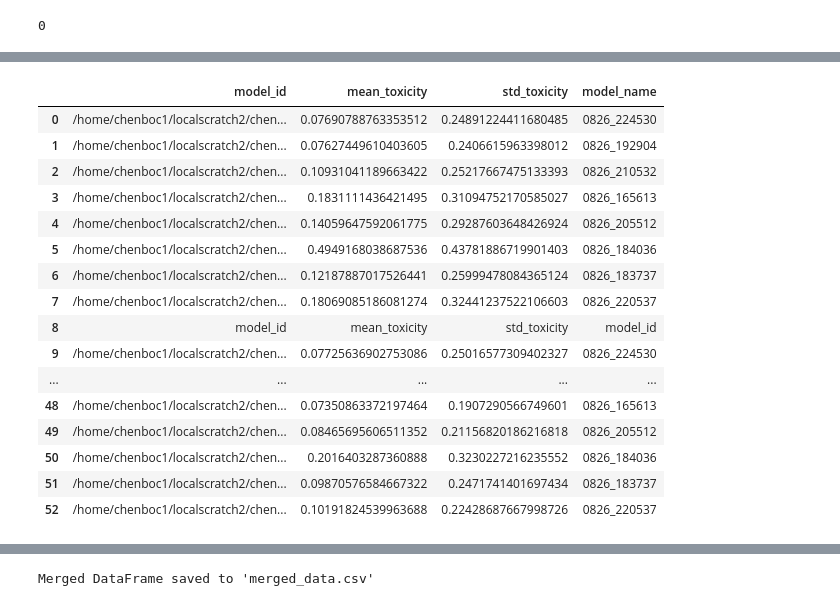
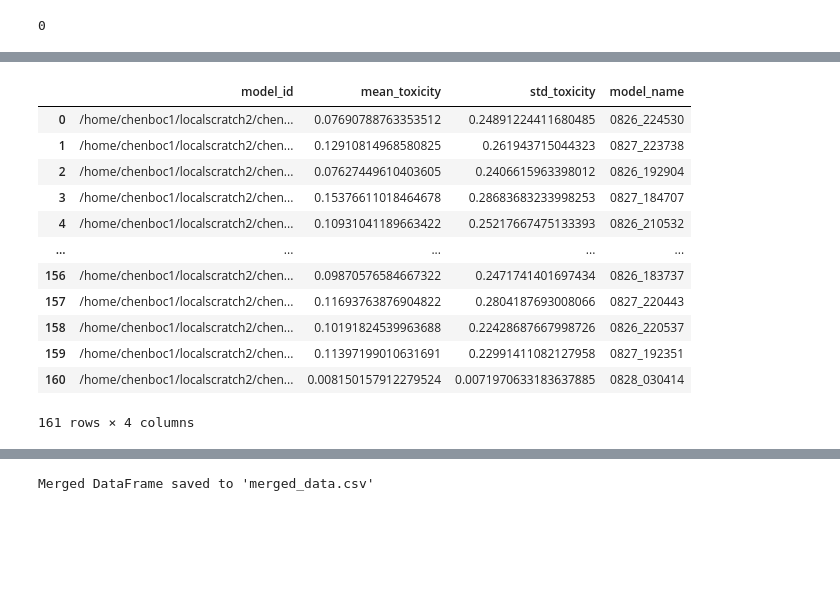
Before and after one commit to BJTFDGR/trl, a Jupyter notebook: examples/toxicity/scripts/results/contrasive_10.ipynb, the cells around one changed output, grey strips where cells are left out. Cells and saved outputs as stored; diff of their text form; code cells hidden in the pictures; blank space fills up the shorter version.

```diff
--- a/examples/toxicity/scripts/results/contrasive_10.ipynb
+++ b/examples/toxicity/scripts/results/contrasive_10.ipynb
@@ -108,29 +123,25 @@ df
 # %%
 import pandas as pd
 
 # Load the CSV data into a DataFrame
-csv_data = pd.read_csv("contrasive_10.csv")
+csv_data = pd.read_csv("contrastive_learning_10.csv")
 csv_data['model_name'] = csv_data['model_id'].str.split('/').str[-1]
 
 # csv_data['test_case'] = ['empty_wiki'] * 27 +['joe_wike'] * 28 +['empty_lowreal-toxicity-prompts'] * 28 +['joe_lowreal-toxicity-prompts'] * 28 +['empty_highreal-toxicity-prompts'] * 28 +['joe_highreal-toxicity-prompts'] * 28
 
 
 csv_data
 # %% [output]
 |  | model_id | mean_toxicity | std_toxicity | model_name |
 | 0 | /home/chenboc1/localscratch2/chen... | 0.07690788763353512 | 0.24891224411680485 | 0826_224530 |
-| 1 | /home/chenboc1/localscratch2/chen... | 0.07627449610403605 | 0.2406615963398012 | 0826_192904 |
-| 2 | /home/chenboc1/localscratch2/chen... | 0.10931041189663422 | 0.25217667475133393 | 0826_210532 |
-| 3 | /home/chenboc1/localscratch2/chen... | 0.1831111436421495 | 0.31094752170585027 | 0826_165613 |
-| 4 | /home/chenboc1/localscratch2/chen... | 0.14059647592061775 | 0.29287603648426924 | 0826_205512 |
-| 5 | /home/chenboc1/localscratch2/chen... | 0.4949168038687536 | 0.43781886719901403 | 0826_184036 |
-| 6 | /home/chenboc1/localscratch2/chen... | 0.12187887017526441 | 0.25999478084365124 | 0826_183737 |
-| 7 | /home/chenboc1/localscratch2/chen... | 0.18069085186081274 | 0.32441237522106603 | 0826_220537 |
-| 8 | model_id | mean_toxicity | std_toxicity | model_id |
-| 9 | /home/chenboc1/localscratch2/chen... | 0.07725636902753086 | 0.25016577309402327 | 0826_224530 |
+| 1 | /home/chenboc1/localscratch2/chen... | 0.12910814968580825 | 0.261943715044323 | 0827_223738 |
+| 2 | /home/chenboc1/localscratch2/chen... | 0.07627449610403605 | 0.2406615963398012 | 0826_192904 |
+| 3 | /home/chenboc1/localscratch2/chen... | 0.15376611018464678 | 0.28683683233998253 | 0827_184707 |
+| 4 | /home/chenboc1/localscratch2/chen... | 0.10931041189663422 | 0.25217667475133393 | 0826_210532 |
 | ... | ... | ... | ... | ... |
-| 48 | /home/chenboc1/localscratch2/chen... | 0.07350863372197464 | 0.1907290566749601 | 0826_165613 |
-| 49 | /home/chenboc1/localscratch2/chen... | 0.08465695606511352 | 0.21156820186216818 | 0826_205512 |
-| 50 | /home/chenboc1/localscratch2/chen... | 0.2016403287360888 | 0.3230227216235552 | 0826_184036 |
-| 51 | /home/chenboc1/localscratch2/chen... | 0.09870576584667322 | 0.2471741401697434 | 0826_183737 |
-| 52 | /home/chenboc1/localscratch2/chen... | 0.10191824539963688 | 0.22428687667998726 | 0826_220537 |
+| 156 | /home/chenboc1/localscratch2/chen... | 0.09870576584667322 | 0.2471741401697434 | 0826_183737 |
+| 157 | /home/chenboc1/localscratch2/chen... | 0.11693763876904822 | 0.2804187693008066 | 0827_220443 |
+| 158 | /home/chenboc1/localscratch2/chen... | 0.10191824539963688 | 0.22428687667998726 | 0826_220537 |
+| 159 | /home/chenboc1/localscratch2/chen... | 0.11397199010631691 | 0.22991411082127958 | 0827_192351 |
+| 160 | /home/chenboc1/localscratch2/chen... | 0.008150157912279524 | 0.0071970633183637885 | 0828_030414 |
+161 rows × 4 columns
```
Also changed, not shown: parts of 7 cells of this notebook, 8 other files.
